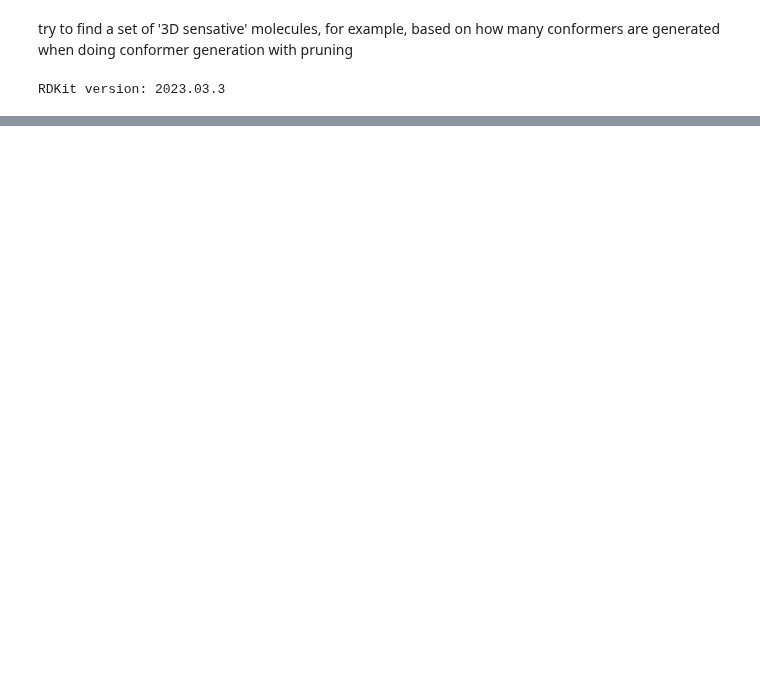
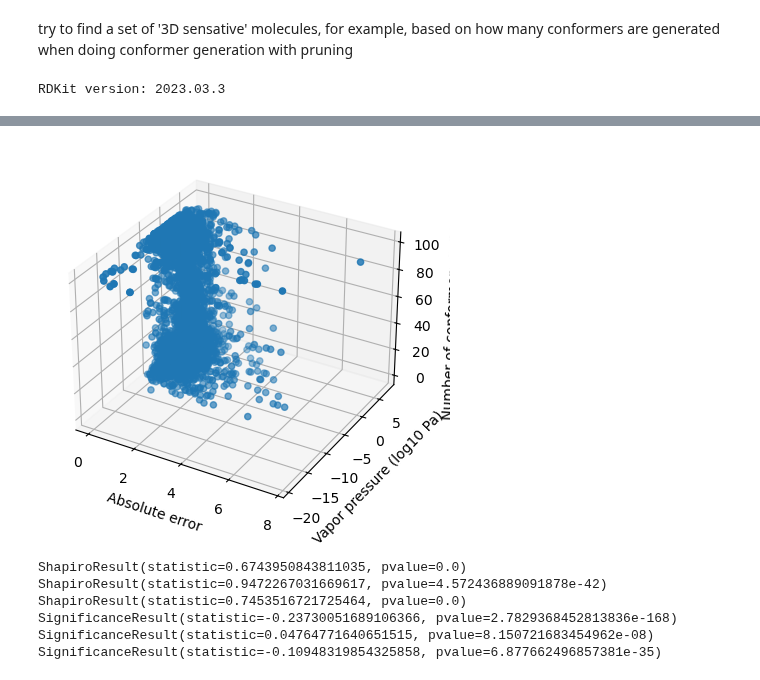
Before and after one commit to Cschiebroek/mdfptools, a Jupyter notebook: carl/data_curation/013_3D_sensative_set.ipynb, the cells around one changed output, grey strips where cells are left out. Saved outputs shown, nothing was run; the diff lists cells and outputs as text; code cells hidden in the pictures; blank space fills up the shorter version.

```diff
--- a/carl/data_curation/013_3D_sensative_set.ipynb
+++ b/carl/data_curation/013_3D_sensative_set.ipynb
@@ -64,0 +129,5 @@ plt.show()
+# %%
+#add confs to df
+confs_xgboost_physchem = [molregno_confs[molregno] for molregno in molregnos_xgboost_physchem]
+df_xgboost_physchem['confs_generated'] = confs_xgboost_physchem
+df_xgboost_physchem
@@ -64,0 +148,30 @@ plt.show()
+# %%
+#can we do a 3D plot? ys, confs_generated, abs error
+from mpl_toolkits.mplot3d import Axes3D
+fig = plt.figure()
+ax = fig.add_subplot(111, projection='3d')
+ax.scatter(df_xgboost_physchem['Absolute error'], df_xgboost_physchem['ys'], df_xgboost_physchem['confs_generated'])
+ax.set_xlabel('Absolute error')
+ax.set_ylabel('Vapor pressure (log10 Pa)')
+ax.set_zlabel('Number of conformers generated')
+plt.show()
+# %% [output]
+[figure, added]
+# %%
+#normality test for all three
+from scipy.stats import shapiro
+print(shapiro(df_xgboost_physchem['Absolute error']))
+print(shapiro(df_xgboost_physchem['ys']))
+print(shapiro(df_xgboost_physchem['confs_generated']))
+#print the kendall tau between ys and absoulte error, and confs and absolute error, and confs and ys
+from scipy.stats import kendalltau
+print(kendalltau(df_xgboost_physchem['ys'], df_xgboost_physchem['Absolute error']))
+print(kendalltau(df_xgboost_physchem['confs_generated'], df_xgboost_physchem['Absolute error']))
+print(kendalltau(df_xgboost_physchem['ys'], df_xgboost_physchem['confs_generated']))
+# %% [output]
+ShapiroResult(statistic=0.6743950843811035, pvalue=0.0)
+ShapiroResult(statistic=0.9472267031669617, pvalue=4.572436889091878e-42)
+ShapiroResult(statistic=0.7453516721725464, pvalue=0.0)
+SignificanceResult(statistic=-0.23730051689106366, pvalue=2.7829368452813836e-168)
+SignificanceResult(statistic=0.04764771640651515, pvalue=8.150721683454962e-08)
+SignificanceResult(statistic=-0.10948319854325858, pvalue=6.877662496857381e-35)
```
Also changed, not shown: parts of 13 cells of this notebook, 2 other files.
